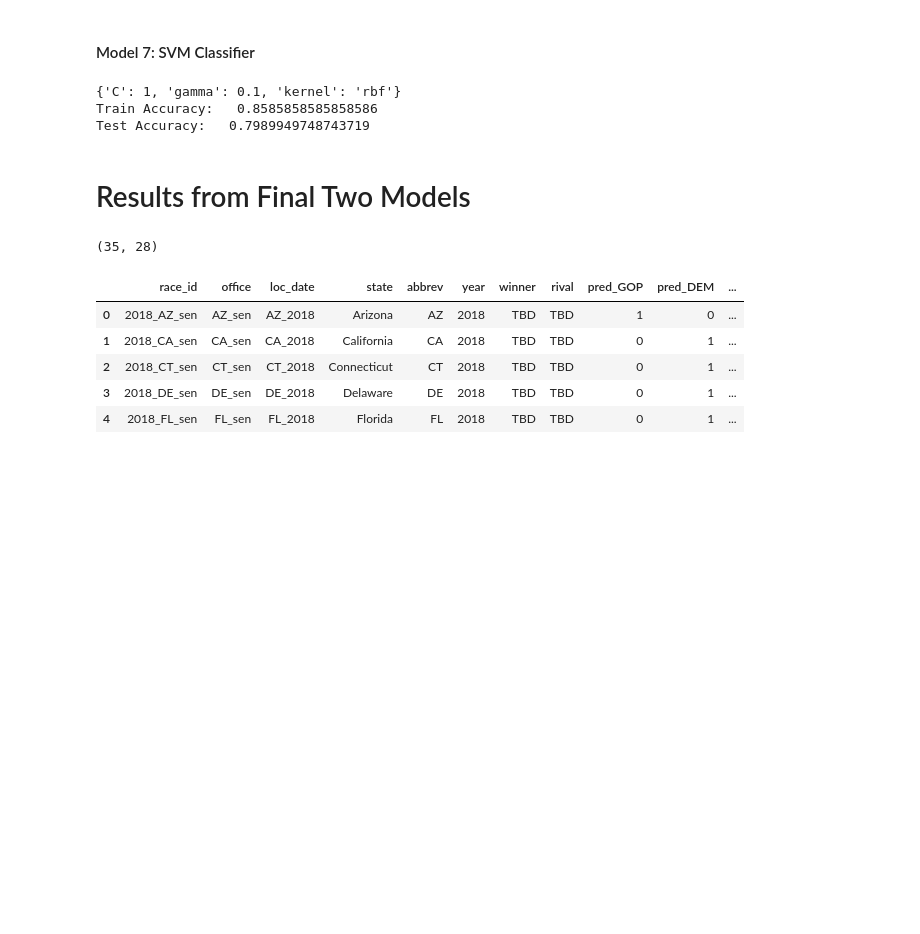
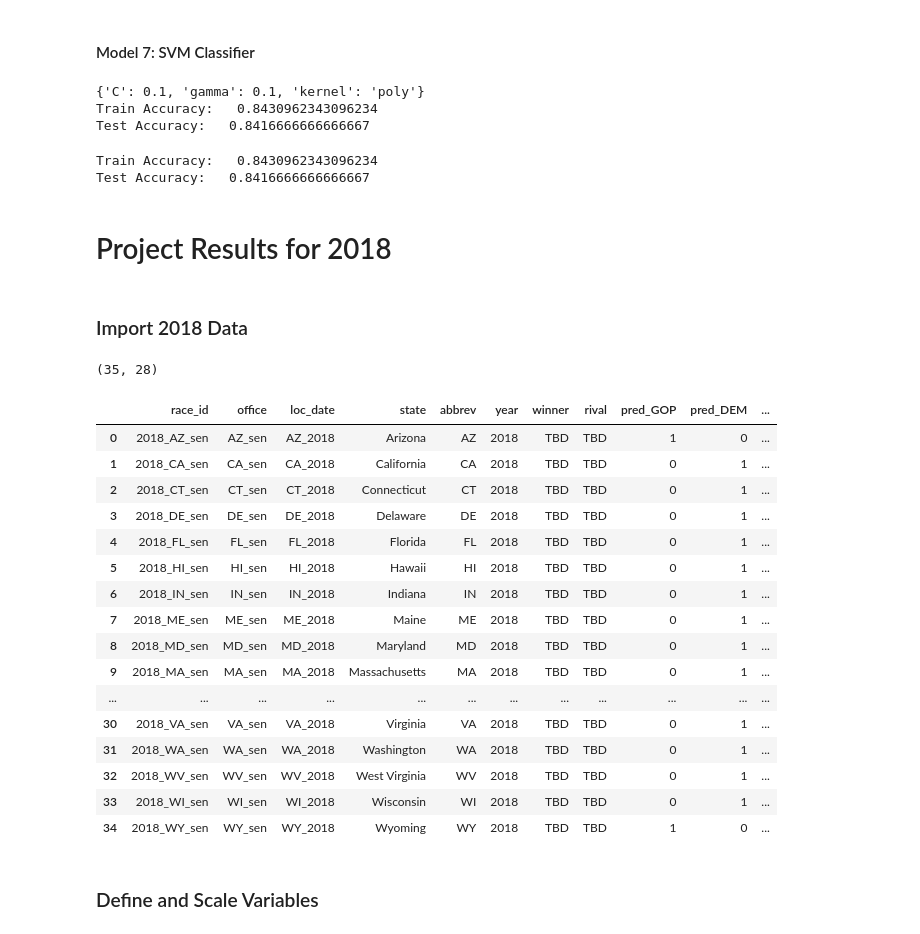
Before and after one commit to AlexZadel/capstone, a Jupyter notebook: notebooks/5__Senate Modeling.ipynb, the cells around one changed output. Cells and saved outputs as stored; diff of their text form; code cells hidden in the pictures; blank space fills up the shorter version.

```diff
--- a/notebooks/5__Senate Modeling.ipynb
+++ b/notebooks/5__Senate Modeling.ipynb
@@ -308,10 +406,10 @@ Test Accuracy:   0.8090452261306532
 # %% [markdown]
 #### Model 7: SVM Classifier
 # %%
-random.seed(17)
-param_grid = {'C' : [0.001, 0.01, 0.1, 1, 10, 100],
+random.seed(19)
+param_grid = { 'C' : [0.001, 0.01, 0.1, 1, 10, 100],
               'gamma' : [.001, .01, .1, 1, 10, 100],
-              'kernel' : ['rbf', 'linear']
+              'kernel' : ['linear', 'poly']
              }
 
 clf = GridSearchCV(support_vector_class, param_grid, cv=3)
@@ -319,45 +417,77 @@ clf.fit(X_train_sc, y_train)
 print(clf.best_params_)
 c = clf.best_params_['C']
 g = clf.best_params_['gamma']
+k = clf.best_params_['kernel']
 
-clf_opt = SVC(C=c, gamma=g)
-clf_opt.fit(X_train_sc, y_train)
+svm_opt = SVC(C= c, gamma = g, kernel = k, probability=True)
+svm_opt.fit(X_train_sc, y_train)
 
-y_hat_train = clf_opt.predict(X_train_sc)
-y_hat_test = clf_opt.predict(X_test_sc)
+y_hat_train = svm_opt.predict(X_train_sc)
+y_hat_test = svm_opt.predict(X_test_sc)
 
 print("Train Accuracy:  ", accuracy_score(y_train, y_hat_train))
 print("Test Accuracy:  ", accuracy_score(y_test, y_hat_test))
 # %% [output]
-{'C': 1, 'gamma': 0.1, 'kernel': 'rbf'}
-Train Accuracy:   0.8585858585858586
-Test Accuracy:   0.7989949748743719
+{'C': 0.1, 'gamma': 0.1, 'kernel': 'poly'}
+Train Accuracy:   0.8430962343096234
+Test Accuracy:   0.8416666666666667
-# %% [markdown]
-# Results from Final Two Models
+# %%
+svm_opt = SVC(kernel = 'poly',
+              C = .1,
+              gamma = .1,
+              probability=True)
+
+svm_opt.fit(X_train_sc, y_train)
+
+y_hat_train = svm_opt.predict(X_train_sc)
+y_hat_test = svm_opt.predict(X_test_sc)
+
+print("Train Accuracy:  ", accuracy_score(y_train, y_hat_train))
+print("Test Accuracy:  ", accuracy_score(y_test, y_hat_test))
+# %% [output]
+Train Accuracy:   0.8430962343096234
+Test Accuracy:   0.8416666666666667
+# %% [markdown]
+# Project Results for 2018
+# %% [markdown]
+### Import 2018 Data
 # %%
 this_year = pd.read_csv('/Users/Alexz/CodeMaster/capstone/capstone_repo/data/2018_final.csv')
 # drop non-analysis vars
 this_year.drop('Unnamed: 0', inplace=True, axis=1)
 
 
 # Option 1: drop amount vars from X
 this_year.drop(amnt_columns, axis=1, inplace=True)
 # drop out group from binary/collinear groups
 this_year.drop(['percent_male', 'percent_under18', 'percent_race_natamer'], inplace=True, axis=1)
 
 id_cols = ['office', 'loc_date', 'race_id', 'state', 'abbrev', 'year', 'winner', 'rival']
 
 
 print(this_year.shape)
-this_year.head()
+this_year
 # %% [output]
 (35, 28)
 |  | race_id | office | loc_date | state | abbrev | year | winner | rival | pred_GOP | pred_DEM | ... |
 | 0 | 2018_AZ_sen | AZ_sen | AZ_2018 | Arizona | AZ | 2018 | TBD | TBD | 1 | 0 | ... |
 | 1 | 2018_CA_sen | CA_sen | CA_2018 | California | CA | 2018 | TBD | TBD | 0 | 1 | ... |
 | 2 | 2018_CT_sen | CT_sen | CT_2018 | Connecticut | CT | 2018 | TBD | TBD | 0 | 1 | ... |
 | 3 | 2018_DE_sen | DE_sen | DE_2018 | Delaware | DE | 2018 | TBD | TBD | 0 | 1 | ... |
 | 4 | 2018_FL_sen | FL_sen | FL_2018 | Florida | FL | 2018 | TBD | TBD | 0 | 1 | ... |
+| 5 | 2018_HI_sen | HI_sen | HI_2018 | Hawaii | HI | 2018 | TBD | TBD | 0 | 1 | ... |
+| 6 | 2018_IN_sen | IN_sen | IN_2018 | Indiana | IN | 2018 | TBD | TBD | 0 | 1 | ... |
+| 7 | 2018_ME_sen | ME_sen | ME_2018 | Maine | ME | 2018 | TBD | TBD | 0 | 1 | ... |
+| 8 | 2018_MD_sen | MD_sen | MD_2018 | Maryland | MD | 2018 | TBD | TBD | 0 | 1 | ... |
+| 9 | 2018_MA_sen | MA_sen | MA_2018 | Massachusetts | MA | 2018 | TBD | TBD | 0 | 1 | ... |
+| ... | ... | ... | ... | ... | ... | ... | ... | ... | ... | ... | ... |
+| 30 | 2018_VA_sen | VA_sen | VA_2018 | Virginia | VA | 2018 | TBD | TBD | 0 | 1 | ... |
+| 31 | 2018_WA_sen | WA_sen | WA_2018 | Washington | WA | 2018 | TBD | TBD | 0 | 1 | ... |
+| 32 | 2018_WV_sen | WV_sen | WV_2018 | West Virginia | WV | 2018 | TBD | TBD | 0 | 1 | ... |
+| 33 | 2018_WI_sen | WI_sen | WI_2018 | Wisconsin | WI | 2018 | TBD | TBD | 0 | 1 | ... |
+| 34 | 2018_WY_sen | WY_sen | WY_2018 | Wyoming | WY | 2018 | TBD | TBD | 1 | 0 | ... |
+# %% [markdown]
+### Define and Scale Variables
 # %%
 X_final = this_year.drop(id_cols, axis = 1)
 print(X.shape)
```
Also changed, not shown: parts of 29 cells of this notebook, 12 other files.
